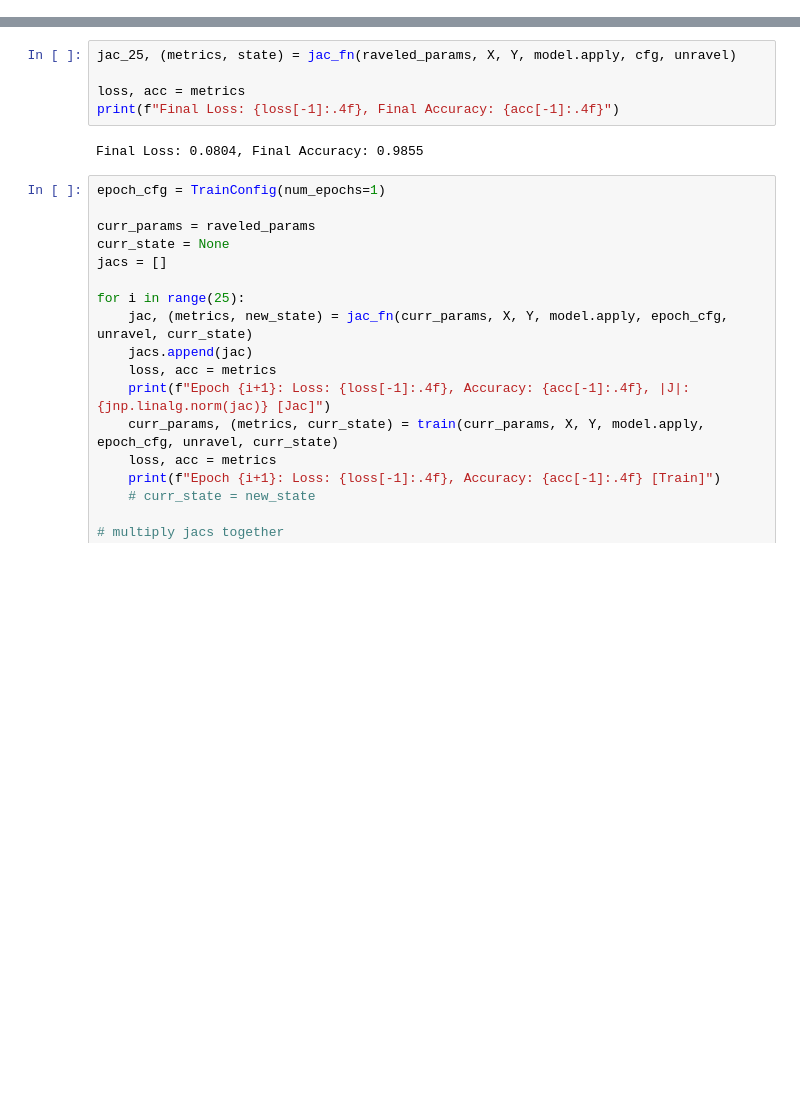
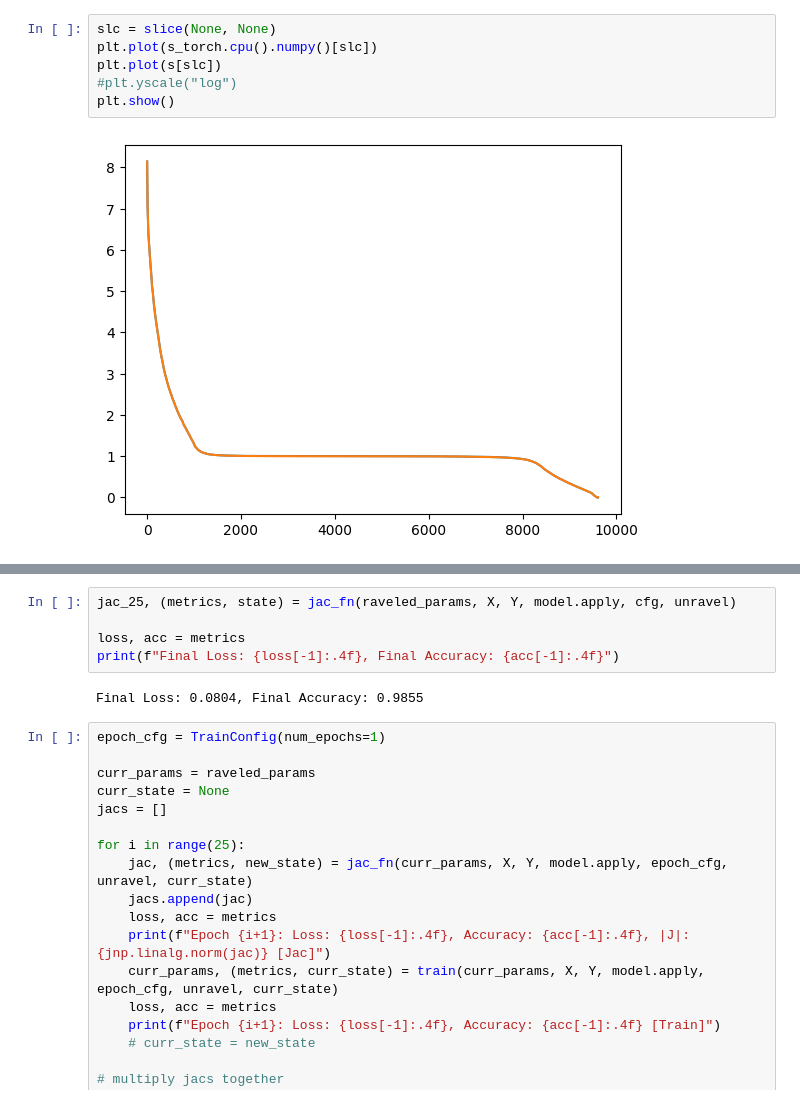
Before and after one commit to EleutherAI/basin-volume, a Jupyter notebook: jacobian.ipynb, the cells around one changed output, grey strips where cells are left out. Drawn from its saved outputs; the diff is of its cells as text; blank space fills up the shorter version.

```diff
--- a/jacobian.ipynb
+++ b/jacobian.ipynb
@@ -106,0 +586,8 @@ X, Y = X[:trimmed_len], Y[:trimmed_len]
+# %%
+slc = slice(None, None)
+plt.plot(s_torch.cpu().numpy()[slc])
+plt.plot(s[slc])
+#plt.yscale("log")
+plt.show()
+# %% [output]
+[figure, added]
```
Also changed, not shown: parts of 78 cells of this notebook, 2 other files.
